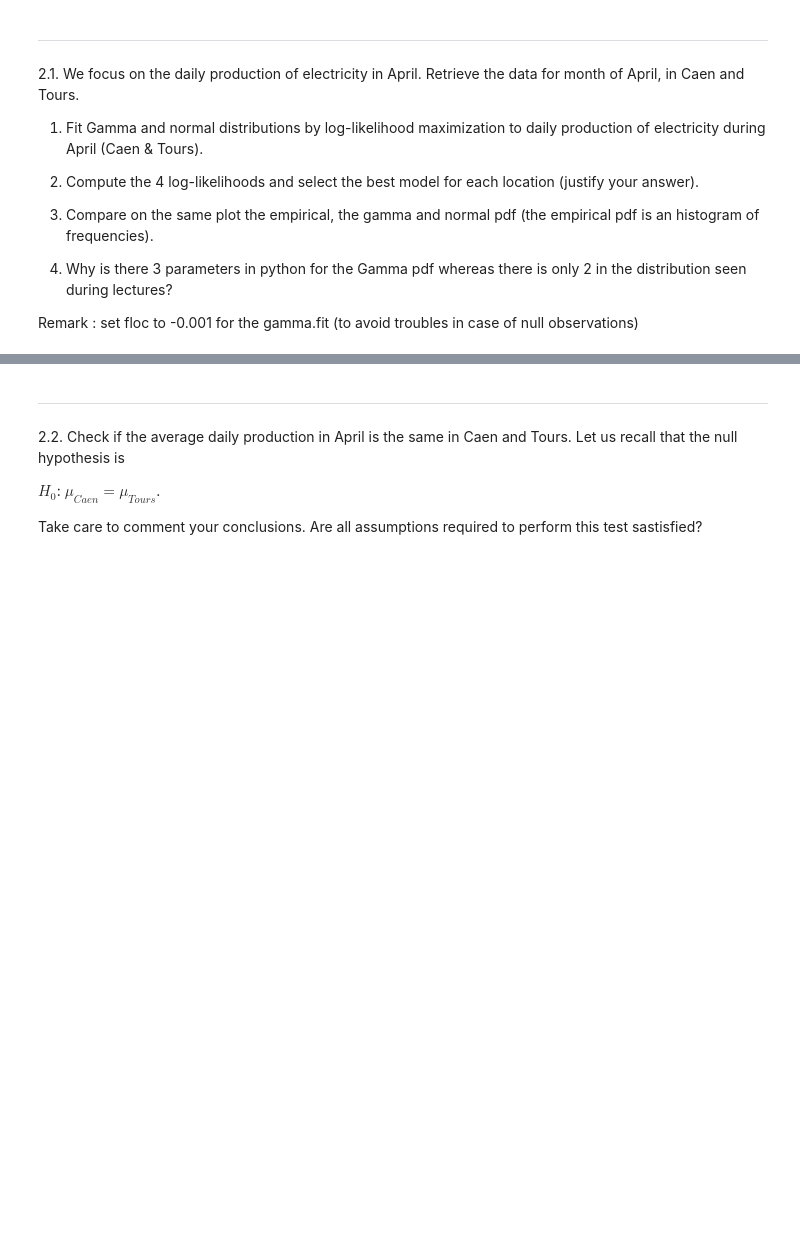
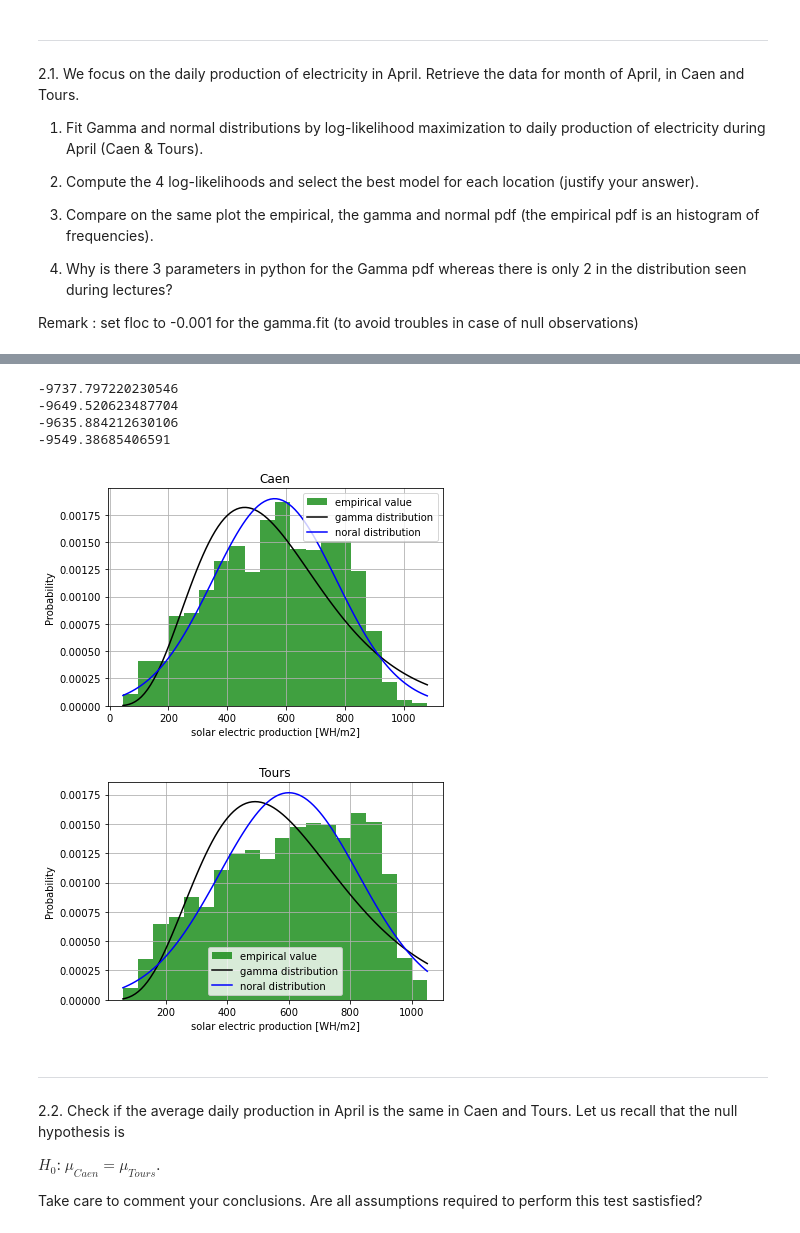
Before and after one commit to Mathis003/LEPL1109-Hackathons, a Jupyter notebook: Hackathon1.ipynb, the cells around one changed output, grey strips where cells are left out. Saved outputs shown, nothing was run; the diff lists cells and outputs as text; code cells hidden in the pictures; blank space fills up the shorter version.

```diff
--- a/Hackathon1.ipynb
+++ b/Hackathon1.ipynb
@@ -360,3 +221,65 @@ La distribution Normal est mieux centrée sur les données et les représente d'
+# %%
+import scipy.stats as sc
+
+a = month == 4
+April_caen = C_caen[a]
+April_tours = C_tours[a]
+April_dates = dates_t[a]
+
+gamma_parameter_caen = sc.gamma.fit(April_caen, floc=-0.001)
+gamma_parameter_tours = sc.gamma.fit(April_tours, floc=-0.001)
+normal_parameter_caen = sc.norm.fit(April_caen)
+normal_parameter_tours = sc.norm.fit(April_tours)
+
+def log_likelihood_gamma(data, param):
+    y =  sc.gamma.logpdf(data,param[0], scale=param[2])
+    return np.sum(y)
+
+def log_likelihood_normal(data, param):
+    y =  sc.norm.logpdf(data, loc=param[0], scale=param[1])
+    return np.sum(y)
+
+llg_caen = log_likelihood_gamma(April_caen, gamma_parameter_caen)
+llg_tours = log_likelihood_gamma(April_tours, gamma_parameter_tours)
+lln_caen = log_likelihood_normal(April_caen, normal_parameter_caen)
+lln_tours = log_likelihood_normal(April_tours, normal_parameter_tours)
+print(llg_tours)
+print(lln_tours)
+print(llg_caen)
+print(lln_caen)
+
+plt.figure()
+plt.title("Caen in April")
+n, bins, patches = plt.hist(April_caen, 20, density=1,facecolor='g', alpha=0.75, label="empirical value")
+plt.xlabel("solar electric production [WH/m2]")
+plt.ylabel('Probability')
+plt.title('Caen')
+plt.grid(True)
+x = np.linspace(np.min(April_caen), np.max(April_caen),100)
+plt.plot(x, sc.gamma.pdf(x, gamma_parameter_caen[0], scale = gamma_parameter_caen[2]), '-k', label="gamma distribution")
+plt.plot(x, sc.norm.pdf(x, loc=normal_parameter_caen[0], scale = normal_parameter_caen[1]), '-b', label="noral distribution")
+plt.legend()
+
+plt.figure()
+plt.title("Tours in April")
+n, bins, patches = plt.hist(April_tours, 20, density=1,facecolor='g', alpha=0.75, label="empirical value")
+plt.xlabel("solar electric production [WH/m2]")
+plt.ylabel('Probability')
+plt.title('Tours')
+plt.grid(True)
+x = np.linspace(np.min(April_tours), np.max(April_tours),100)
+plt.plot(x, sc.gamma.pdf(x, gamma_parameter_tours[0], scale = gamma_parameter_tours[2]), '-k', label="gamma distribution")
+plt.plot(x, sc.norm.pdf(x, loc=normal_parameter_tours[0], scale = normal_parameter_tours[1]), '-b', label="noral distribution")
+plt.legend()
+
+plt.show()
+# %% [output]
+-9737.797220230546
+-9649.520623487704
+-9635.884212630106
+-9549.38685406591
+[figure, added]
+[figure, added]
 # %% [markdown]
 ---
 
```
Also changed, not shown: parts of 19 cells of this notebook.
